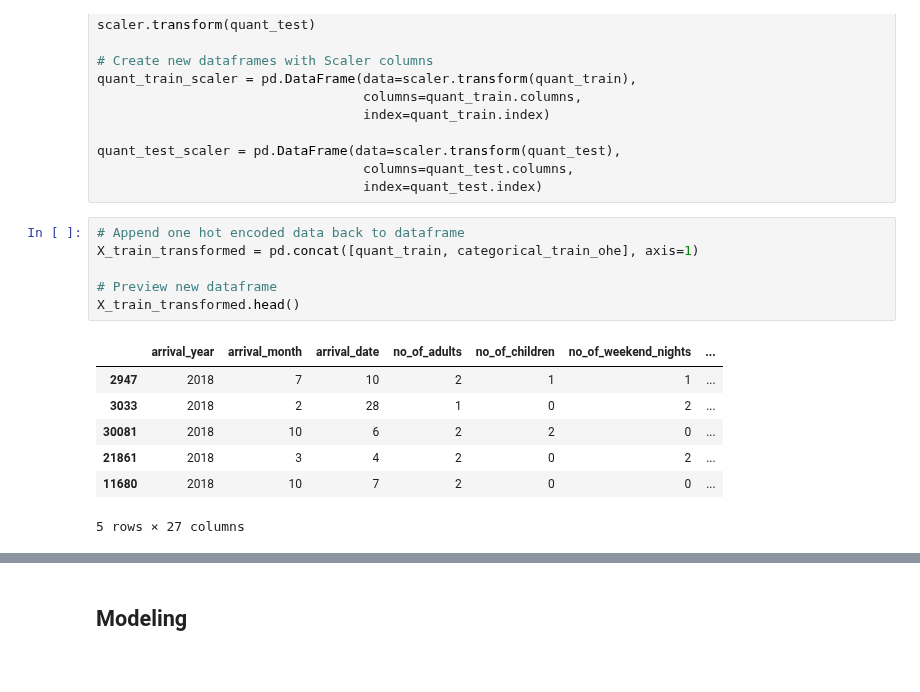
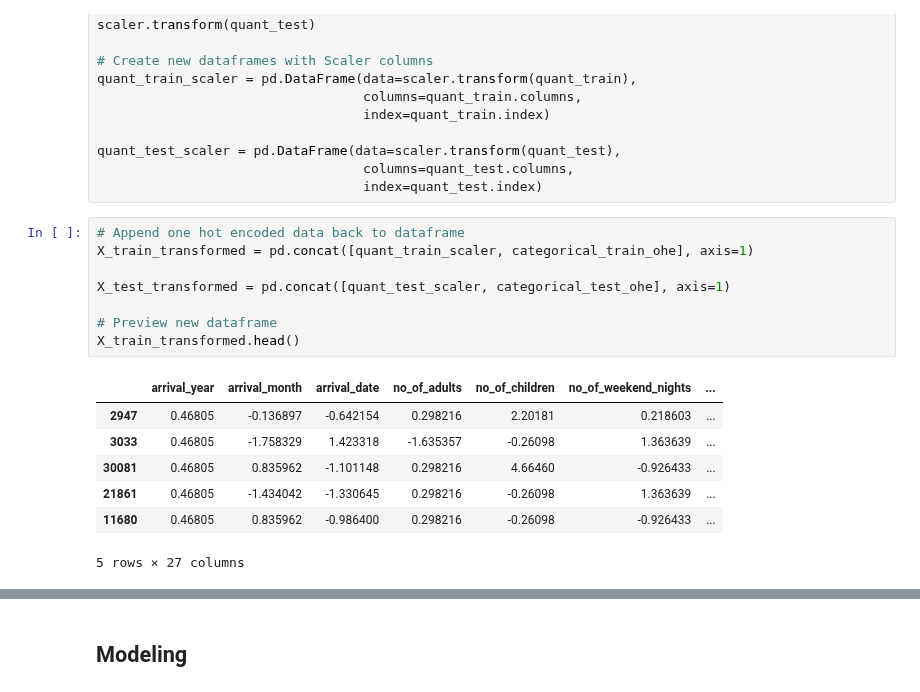
Before and after one commit to scarlettvalentin/hotel_reservations_project, a Jupyter notebook: notebook.ipynb, the cells around one changed output, grey strips where cells are left out. Cells and saved outputs as stored; diff of their text form.

```diff
--- a/notebook.ipynb
+++ b/notebook.ipynb
@@ -270,15 +270,17 @@ quant_test_scaler = pd.DataFrame(data=scaler.transform(quant_test),
                                   index=quant_test.index)
 # %%
 # Append one hot encoded data back to dataframe
-X_train_transformed = pd.concat([quant_train, categorical_train_ohe], axis=1)
+X_train_transformed = pd.concat([quant_train_scaler, categorical_train_ohe], axis=1)
+
+X_test_transformed = pd.concat([quant_test_scaler, categorical_test_ohe], axis=1)
 
 # Preview new dataframe
 X_train_transformed.head()
 # %% [output]
 |  | arrival_year | arrival_month | arrival_date | no_of_adults | no_of_children | no_of_weekend_nights | ... |
-| 2947 | 2018 | 7 | 10 | 2 | 1 | 1 | ... |
-| 3033 | 2018 | 2 | 28 | 1 | 0 | 2 | ... |
-| 30081 | 2018 | 10 | 6 | 2 | 2 | 0 | ... |
-| 21861 | 2018 | 3 | 4 | 2 | 0 | 2 | ... |
-| 11680 | 2018 | 10 | 7 | 2 | 0 | 0 | ... |
+| 2947 | 0.46805 | -0.136897 | -0.642154 | 0.298216 | 2.20181 | 0.218603 | ... |
+| 3033 | 0.46805 | -1.758329 | 1.423318 | -1.635357 | -0.26098 | 1.363639 | ... |
+| 30081 | 0.46805 | 0.835962 | -1.101148 | 0.298216 | 4.66460 | -0.926433 | ... |
+| 21861 | 0.46805 | -1.434042 | -1.330645 | 0.298216 | -0.26098 | 1.363639 | ... |
+| 11680 | 0.46805 | 0.835962 | -0.986400 | 0.298216 | -0.26098 | -0.926433 | ... |
 5 rows × 27 columns
```
Also changed, not shown: parts of 4 cells of this notebook.
